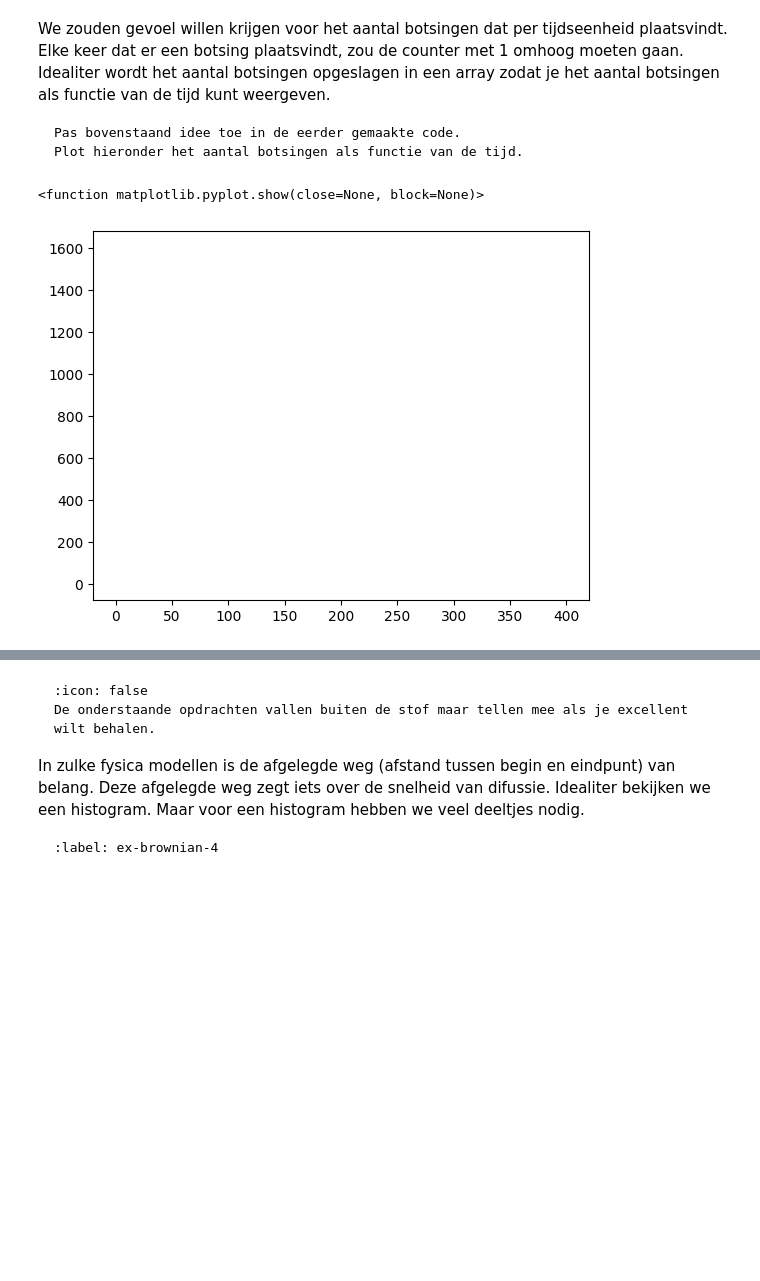
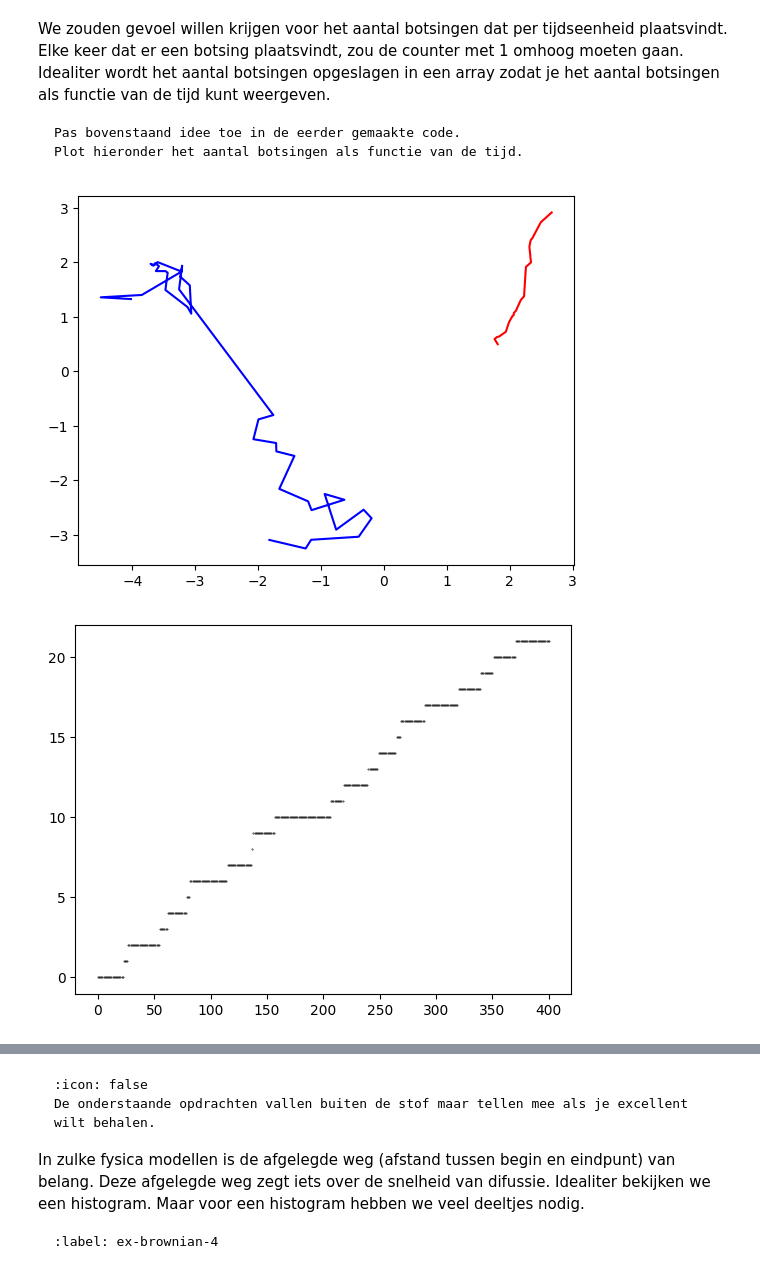
Before and after one commit to Toomab/warme-dynamica, a Jupyter notebook: Content/PySim/4_brownianmotion.ipynb, the cells around one changed output, grey strips where cells are left out. Saved outputs shown, nothing was run; the diff lists cells and outputs as text; code cells hidden in the pictures; blank space fills up the shorter version.

````diff
--- a/Content/PySim/4_brownianmotion.ipynb
+++ b/Content/PySim/4_brownianmotion.ipynb
@@ -255,22 +231,55 @@ Pas bovenstaand idee toe in de eerder gemaakte code.
 Plot hieronder het aantal botsingen als functie van de tijd.
 ```
 # %%
-#your code/answer
+# tracken van het zware deeltje
 
+track_x = []
+track_y = []
+track_x1 = []
+track_y1 = []
+
+t = 400
 counter = np.zeros(t+1)
-
+counter2 = np.zeros(t+1)
 
 for i in range(t+1):
-    for j in range(N-1):
+
+    for p in particles:
+        p.update_position()    # Update positie
+        p.boxcollision()         # Wandbotsing werkt per deeltje
+
+    handle_collisions(particles)
+
+    for j in range(len(particles)-1):
         if collide_detection(particles[N-1], particles[j]):
             counter[i] += 1
+    for j in range(len(particles)):
+        for k in range(j+1,len(particles)):
+            if collide_detection(particles[k], particles[j]):
+                counter2[i] += 1
+
+    track_x.append(particles[N-1].r[0])
+    track_y.append(particles[N-1].r[1])
+    track_x1.append(particles[0].r[0])
+    track_y1.append(particles[0].r[1])
+
+plt.figure()
+plt.plot(track_x,track_y,'r')
+plt.plot(track_x1,track_y1,'b')
+plt.show()
 
 sum = np.cumsum(counter)
+sum2 = np.cumsum(counter2)
 
+#aantal botsingen van het grote deeltje tegen t
 plt.figure()
-for i in range(t+1):
-    plt.plot(i,sum[i])
-plt.show
+plt.plot(sum,'k.',markersize = 0.7)
+plt.show()
+
+#totaal aantal botsingen tegen t
+plt.figure()
+plt.plot(sum2,'k.',markersize = 0.7)
+plt.show()
 # %% [output]
-<function matplotlib.pyplot.show(close=None, block=None)>
-[figure, old version]
+[figure, new version]
+[figure, added]
````
Also changed, not shown: parts of 3 cells of this notebook.
